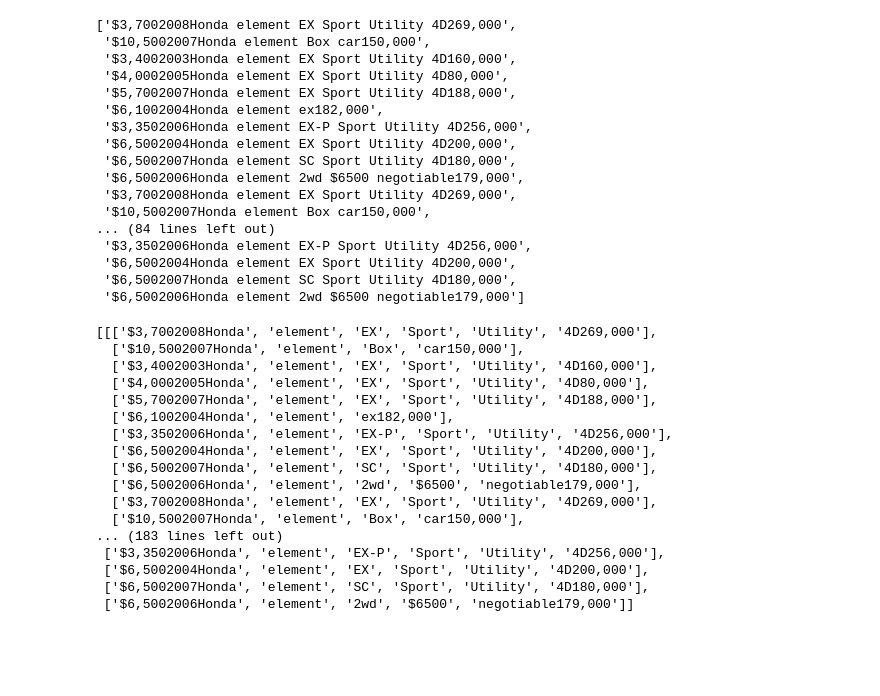
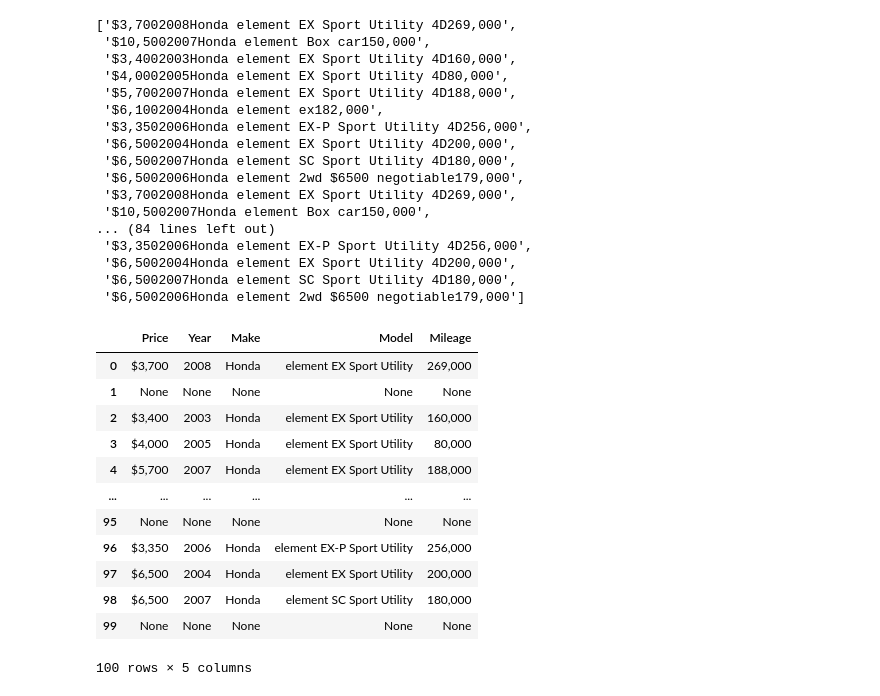
Before and after one commit to patrickho77/Honda_Element, a Jupyter notebook: scraper.ipynb, the cells around one changed output. Drawn from its saved outputs; the diff is of its cells as text; code cells hidden in the pictures; blank space fills up the shorter version.

```diff
--- a/scraper.ipynb
+++ b/scraper.ipynb
@@ -77,25 +77,38 @@ td_texts
  '$6,5002004Honda element EX Sport Utility 4D200,000',
  '$6,5002007Honda element SC Sport Utility 4D180,000',
  '$6,5002006Honda element 2wd $6500 negotiable179,000']
-# %%
-data = [td.split(' ') for td in td_texts]
-data = [td.split(' ') for td in td_texts]
-data
-# %% [output]
-[[['$3,7002008Honda', 'element', 'EX', 'Sport', 'Utility', '4D269,000'],
-  ['$10,5002007Honda', 'element', 'Box', 'car150,000'],
-  ['$3,4002003Honda', 'element', 'EX', 'Sport', 'Utility', '4D160,000'],
-  ['$4,0002005Honda', 'element', 'EX', 'Sport', 'Utility', '4D80,000'],
-  ['$5,7002007Honda', 'element', 'EX', 'Sport', 'Utility', '4D188,000'],
-  ['$6,1002004Honda', 'element', 'ex182,000'],
-  ['$3,3502006Honda', 'element', 'EX-P', 'Sport', 'Utility', '4D256,000'],
-  ['$6,5002004Honda', 'element', 'EX', 'Sport', 'Utility', '4D200,000'],
-  ['$6,5002007Honda', 'element', 'SC', 'Sport', 'Utility', '4D180,000'],
-  ['$6,5002006Honda', 'element', '2wd', '$6500', 'negotiable179,000'],
-  ['$3,7002008Honda', 'element', 'EX', 'Sport', 'Utility', '4D269,000'],
-  ['$10,5002007Honda', 'element', 'Box', 'car150,000'],
-... (183 lines left out)
- ['$3,3502006Honda', 'element', 'EX-P', 'Sport', 'Utility', '4D256,000'],
- ['$6,5002004Honda', 'element', 'EX', 'Sport', 'Utility', '4D200,000'],
- ['$6,5002007Honda', 'element', 'SC', 'Sport', 'Utility', '4D180,000'],
- ['$6,5002006Honda', 'element', '2wd', '$6500', 'negotiable179,000']]
+# %%
+def split_text(text):
+    # Use regular expressions to split the string
+    match = re.match(r'(\$\d{1,3}(?:,\d{3})*)(\d{4})([A-Za-z]+) (.+) 4D(\d{1,3}(?:,\d{3})*)', text)
+    if match:
+        price = match.group(1)
+        year = match.group(2)
+        make = match.group(3)
+        model = match.group(4)
+        mileage = match.group(5)
+        return price, year, make, model, mileage
+    else:
+        return None, None, None, None, None
+
+# Split each string and collect the results
+data = [split_text(text) for text in td_texts]
+
+# Create a DataFrame
+df = pd.DataFrame(data, columns=['Price', 'Year', 'Make', 'Model', 'Mileage'])
+
+df
+# %% [output]
+|  | Price | Year | Make | Model | Mileage |
+| 0 | $3,700 | 2008 | Honda | element EX Sport Utility | 269,000 |
+| 1 | None | None | None | None | None |
+| 2 | $3,400 | 2003 | Honda | element EX Sport Utility | 160,000 |
+| 3 | $4,000 | 2005 | Honda | element EX Sport Utility | 80,000 |
+| 4 | $5,700 | 2007 | Honda | element EX Sport Utility | 188,000 |
+| ... | ... | ... | ... | ... | ... |
+| 95 | None | None | None | None | None |
+| 96 | $3,350 | 2006 | Honda | element EX-P Sport Utility | 256,000 |
+| 97 | $6,500 | 2004 | Honda | element EX Sport Utility | 200,000 |
+| 98 | $6,500 | 2007 | Honda | element SC Sport Utility | 180,000 |
+| 99 | None | None | None | None | None |
+100 rows × 5 columns
```
Also changed, not shown: parts of 6 cells of this notebook.
